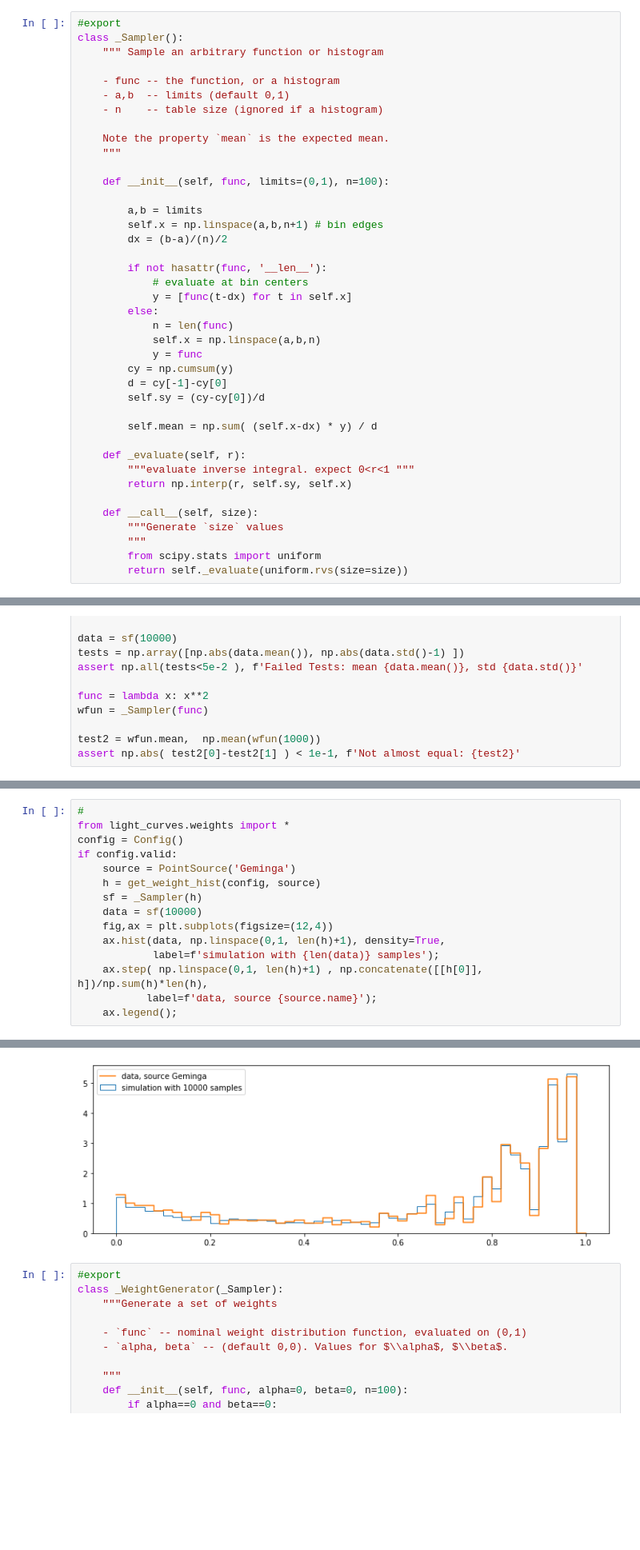
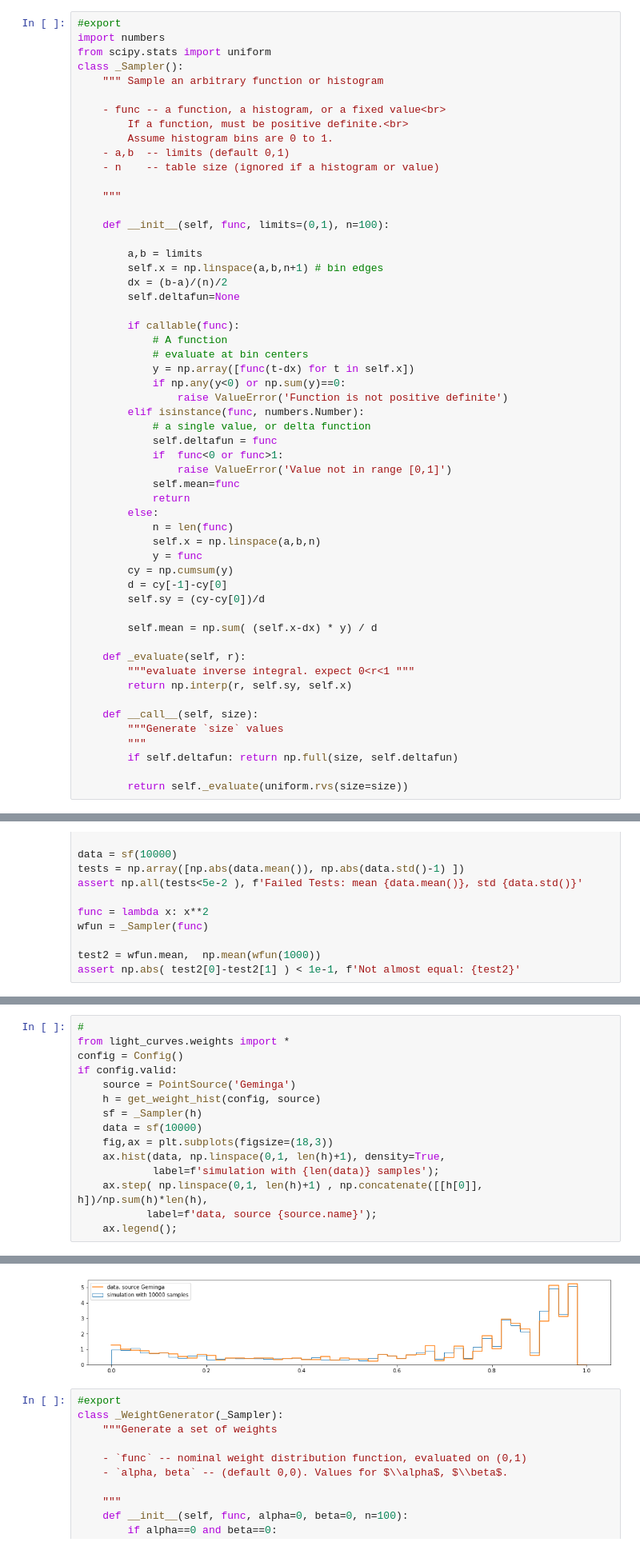
Before and after one commit to tburnett/light_curves, a Jupyter notebook: nbs/10_simulation.ipynb, the cells around one changed output, grey strips where cells are left out. Shown: that part at 80% size. Cells and saved outputs as stored; diff of their text form; blank space fills up the shorter version.

```diff
--- a/nbs/10_simulation.ipynb
+++ b/nbs/10_simulation.ipynb
@@ -33,14 +34,17 @@ from light_curves.lightcurve import *
 from light_curves.weights import get_weight_hist
 # %%
 #export
+import numbers
+from scipy.stats import uniform
 class _Sampler():
     """ Sample an arbitrary function or histogram
 
-    - func -- the function, or a histogram
+    - func -- a function, a histogram, or a fixed value<br>
+        If a function, must be positive definite.<br>
+        Assume histogram bins are 0 to 1.
     - a,b  -- limits (default 0,1)
-    - n    -- table size (ignored if a histogram)
+    - n    -- table size (ignored if a histogram or value)
 
-    Note the property `mean` is the expected mean.
     """
 
     def __init__(self, func, limits=(0,1), n=100):
@@ -48,10 +52,21 @@ class _Sampler():
         a,b = limits
         self.x = np.linspace(a,b,n+1) # bin edges
         dx = (b-a)/(n)/2
+        self.deltafun=None
 
-        if not hasattr(func, '__len__'):
+        if callable(func):
+            # A function
             # evaluate at bin centers
-            y = [func(t-dx) for t in self.x]
+            y = np.array([func(t-dx) for t in self.x])
+            if np.any(y<0) or np.sum(y)==0:
+                raise ValueError('Function is not positive definite')
+        elif isinstance(func, numbers.Number):
+            # a single value, or delta function
+            self.deltafun = func
+            if  func<0 or func>1:
+                raise ValueError('Value not in range [0,1]')
+            self.mean=func
+            return
         else:
             n = len(func)
             self.x = np.linspace(a,b,n)
@@ -69,7 +84,8 @@ class _Sampler():
     def __call__(self, size):
         """Generate `size` values
         """
-        from scipy.stats import uniform
+        if self.deltafun: return np.full(size, self.deltafun)
+
         return self._evaluate(uniform.rvs(size=size))
 # %%
 from light_curves.simulation import _WeightGenerator, _Sampler
@@ -107,21 +123,21 @@ assert np.abs( test2[0]-test2[1] ) < 1e-1, f'Not almost equal: {test2}'
 # %%
 #
 from light_curves.weights import *
 config = Config()
 if config.valid:
     source = PointSource('Geminga')
     h = get_weight_hist(config, source)
     sf = _Sampler(h)
     data = sf(10000)
-    fig,ax = plt.subplots(figsize=(12,4))
+    fig,ax = plt.subplots(figsize=(18,3))
     ax.hist(data, np.linspace(0,1, len(h)+1), density=True,
             label=f'simulation with {len(data)} samples');
     ax.step( np.linspace(0,1, len(h)+1) , np.concatenate([[h[0]], h])/np.sum(h)*len(h),
            label=f'data, source {source.name}');
     ax.legend();
 # %% [output]
 Weight histogram for Geminga: Restoring from cache with key "weight_hist_Geminga"
-[figure, old version]
+[figure, new version]
 # %%
 #export
 class _WeightGenerator(_Sampler):
```
Also changed, not shown: parts of 20 cells of this notebook, 20 other files.
